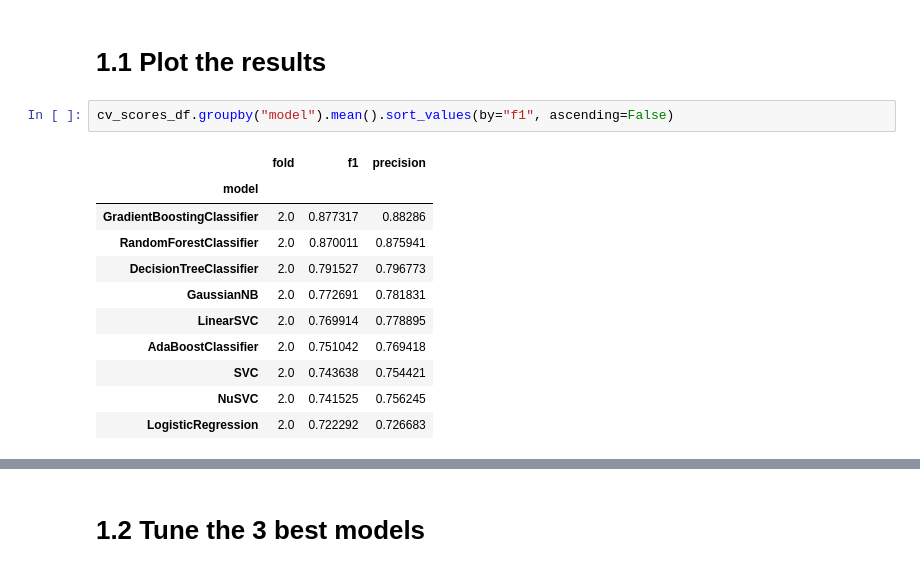
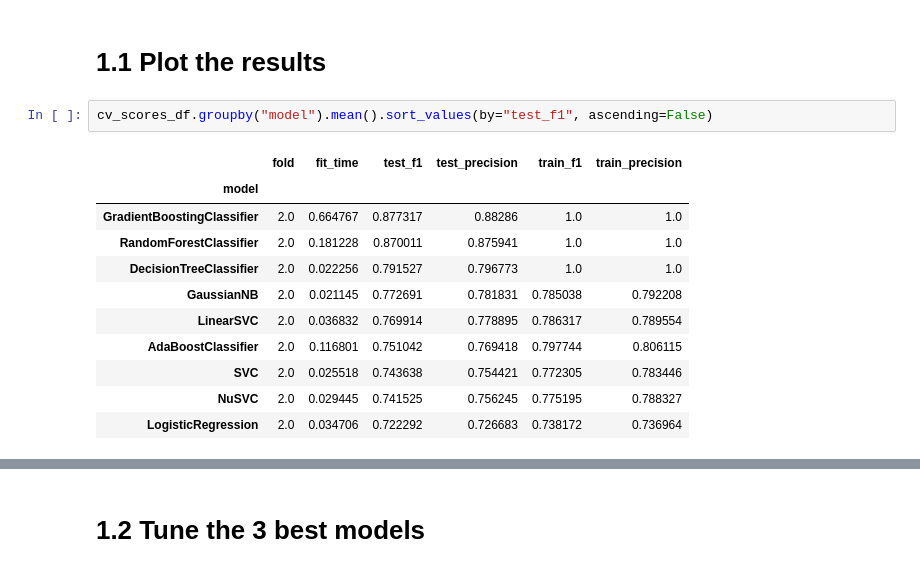
Before and after one commit to mariscoglio/bio482_cell_classifier, a Jupyter notebook: model_eval_wesley.ipynb, the cells around one changed output, grey strips where cells are left out. Saved outputs shown, nothing was run; the diff lists cells and outputs as text.

```diff
--- a/model_eval_wesley.ipynb
+++ b/model_eval_wesley.ipynb
@@ -144,17 +144,17 @@ Evaluating model: GaussianNB
 # %% [markdown]
 # 1.1 Plot the results
 # %%
-cv_scores_df.groupby("model").mean().sort_values(by="f1", ascending=False)
+cv_scores_df.groupby("model").mean().sort_values(by="test_f1", ascending=False)
 # %% [output]
-|  | fold | f1 | precision |
-| model |  |  |  |
-| GradientBoostingClassifier | 2.0 | 0.877317 | 0.88286 |
-| RandomForestClassifier | 2.0 | 0.870011 | 0.875941 |
-| DecisionTreeClassifier | 2.0 | 0.791527 | 0.796773 |
-| GaussianNB | 2.0 | 0.772691 | 0.781831 |
-| LinearSVC | 2.0 | 0.769914 | 0.778895 |
-| AdaBoostClassifier | 2.0 | 0.751042 | 0.769418 |
-| SVC | 2.0 | 0.743638 | 0.754421 |
-| NuSVC | 2.0 | 0.741525 | 0.756245 |
-| LogisticRegression | 2.0 | 0.722292 | 0.726683 |
+|  | fold | fit_time | test_f1 | test_precision | train_f1 | train_precision |
+| model |  |  |  |  |  |  |
+| GradientBoostingClassifier | 2.0 | 0.664767 | 0.877317 | 0.88286 | 1.0 | 1.0 |
+| RandomForestClassifier | 2.0 | 0.181228 | 0.870011 | 0.875941 | 1.0 | 1.0 |
+| DecisionTreeClassifier | 2.0 | 0.022256 | 0.791527 | 0.796773 | 1.0 | 1.0 |
+| GaussianNB | 2.0 | 0.021145 | 0.772691 | 0.781831 | 0.785038 | 0.792208 |
+| LinearSVC | 2.0 | 0.036832 | 0.769914 | 0.778895 | 0.786317 | 0.789554 |
+| AdaBoostClassifier | 2.0 | 0.116801 | 0.751042 | 0.769418 | 0.797744 | 0.806115 |
+| SVC | 2.0 | 0.025518 | 0.743638 | 0.754421 | 0.772305 | 0.783446 |
+| NuSVC | 2.0 | 0.029445 | 0.741525 | 0.756245 | 0.775195 | 0.788327 |
+| LogisticRegression | 2.0 | 0.034706 | 0.722292 | 0.726683 | 0.738172 | 0.736964 |
 # %%
```
Also changed, not shown: parts of 4 cells of this notebook, 2 other files.
